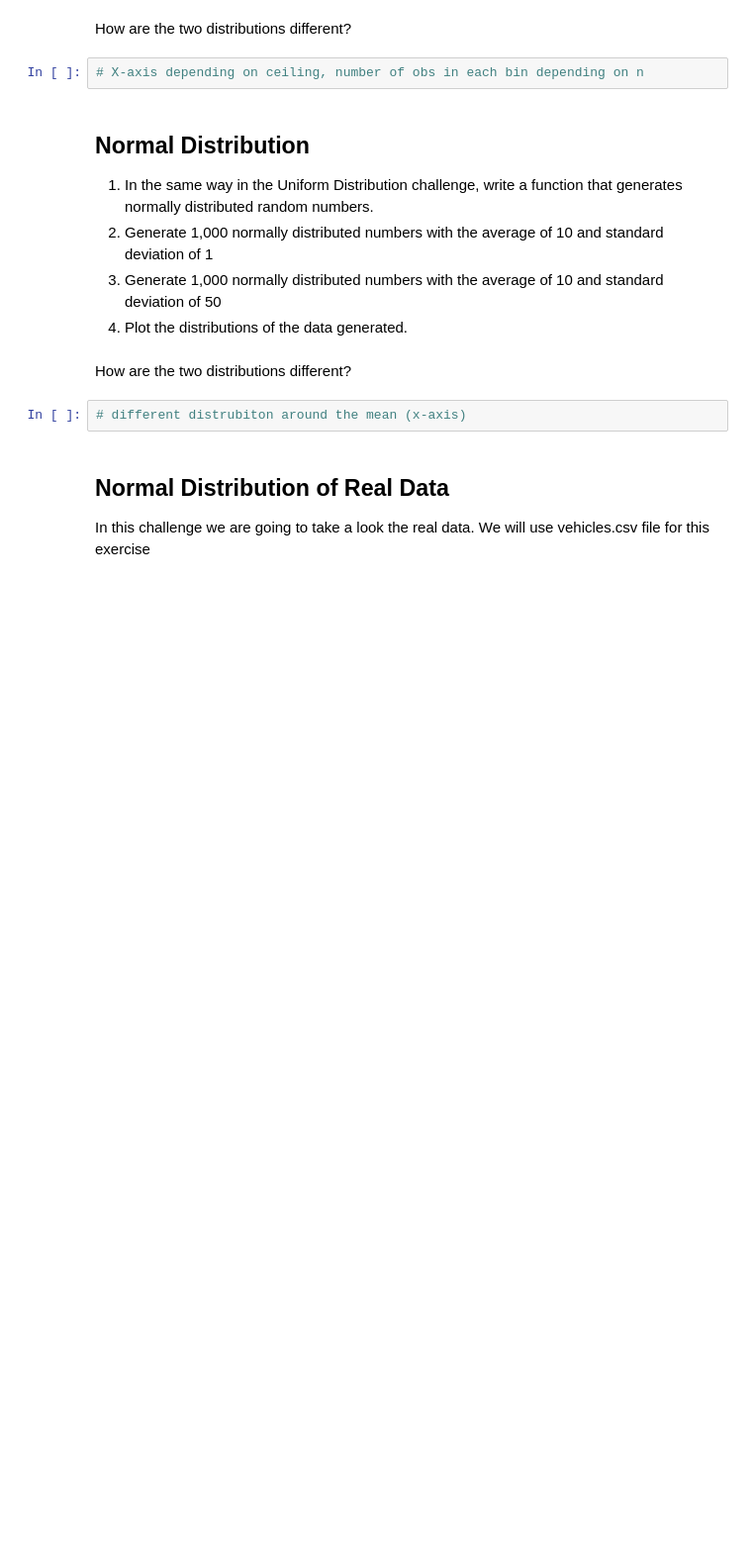
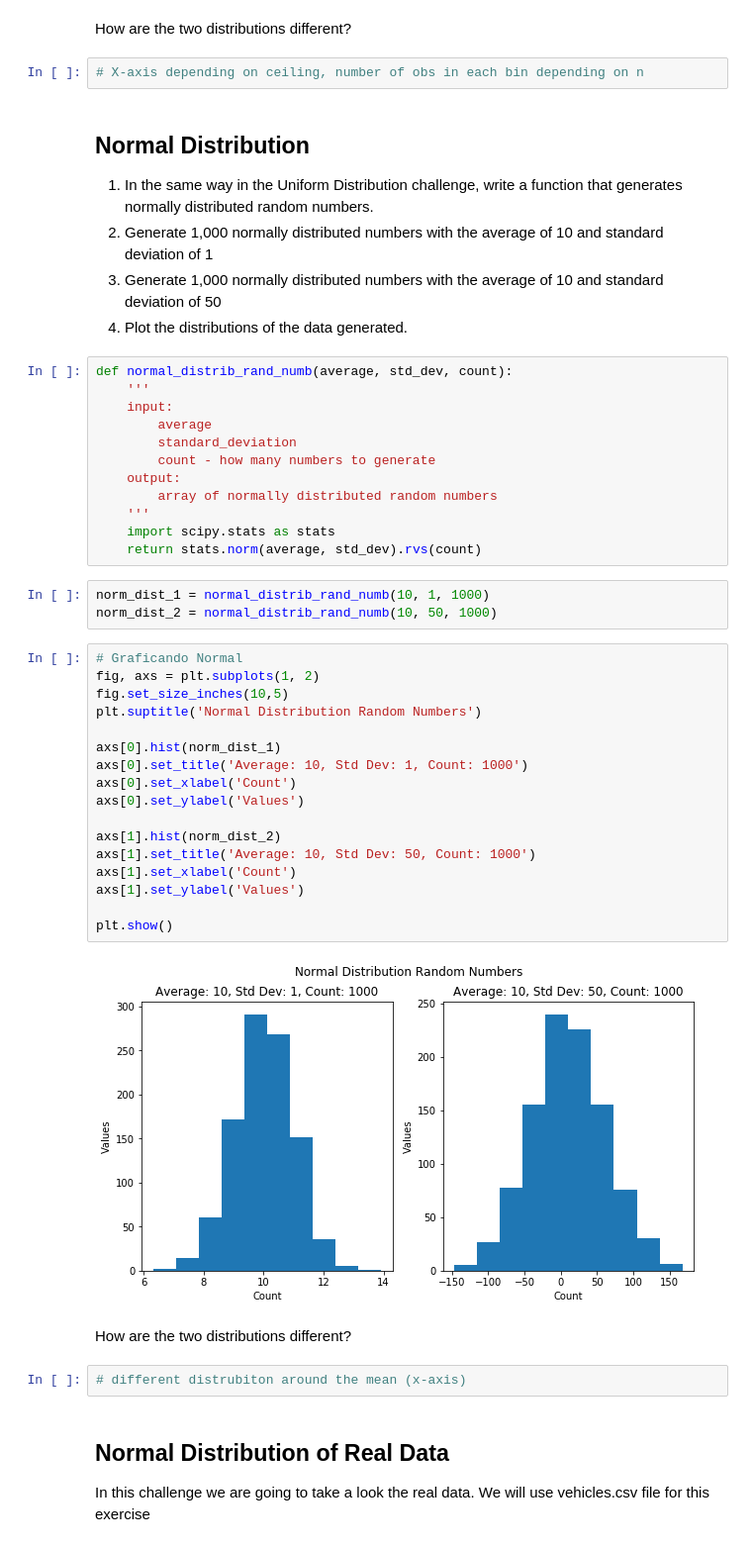
Before and after one commit to ta-datapt-bcn/lab-cont-probability-distribution, a Jupyter notebook: your_code/main.ipynb, the cells around one changed output. Shown at 99% size. Cells and saved outputs as stored; diff of their text form; blank space fills up the shorter version.

```diff
--- a/your_code/main.ipynb
+++ b/your_code/main.ipynb
@@ -54,6 +94,40 @@ How are the two distributions different?
 1. Generate 1,000 normally distributed numbers with the average of 10 and standard deviation of 1
 1. Generate 1,000 normally distributed numbers with the average of 10 and standard deviation of 50
 2. Plot the distributions of the data generated.
+# %%
+def normal_distrib_rand_numb(average, std_dev, count):
+    '''
+    input:
+        average
+        standard_deviation
+        count - how many numbers to generate
+    output:
+        array of normally distributed random numbers
+    '''
+    import scipy.stats as stats
+    return stats.norm(average, std_dev).rvs(count)
+# %%
+norm_dist_1 = normal_distrib_rand_numb(10, 1, 1000)
+norm_dist_2 = normal_distrib_rand_numb(10, 50, 1000)
+# %%
+# Graficando Normal
+fig, axs = plt.subplots(1, 2)
+fig.set_size_inches(10,5)
+plt.suptitle('Normal Distribution Random Numbers')
+
+axs[0].hist(norm_dist_1)
+axs[0].set_title('Average: 10, Std Dev: 1, Count: 1000')
+axs[0].set_xlabel('Count')
+axs[0].set_ylabel('Values')
+
+axs[1].hist(norm_dist_2)
+axs[1].set_title('Average: 10, Std Dev: 50, Count: 1000')
+axs[1].set_xlabel('Count')
+axs[1].set_ylabel('Values')
+
+plt.show()
+# %% [output]
+[figure, added]
 # %% [markdown]
 How are the two distributions different?
 # %%
```
Also changed, not shown: parts of 20 cells of this notebook.
